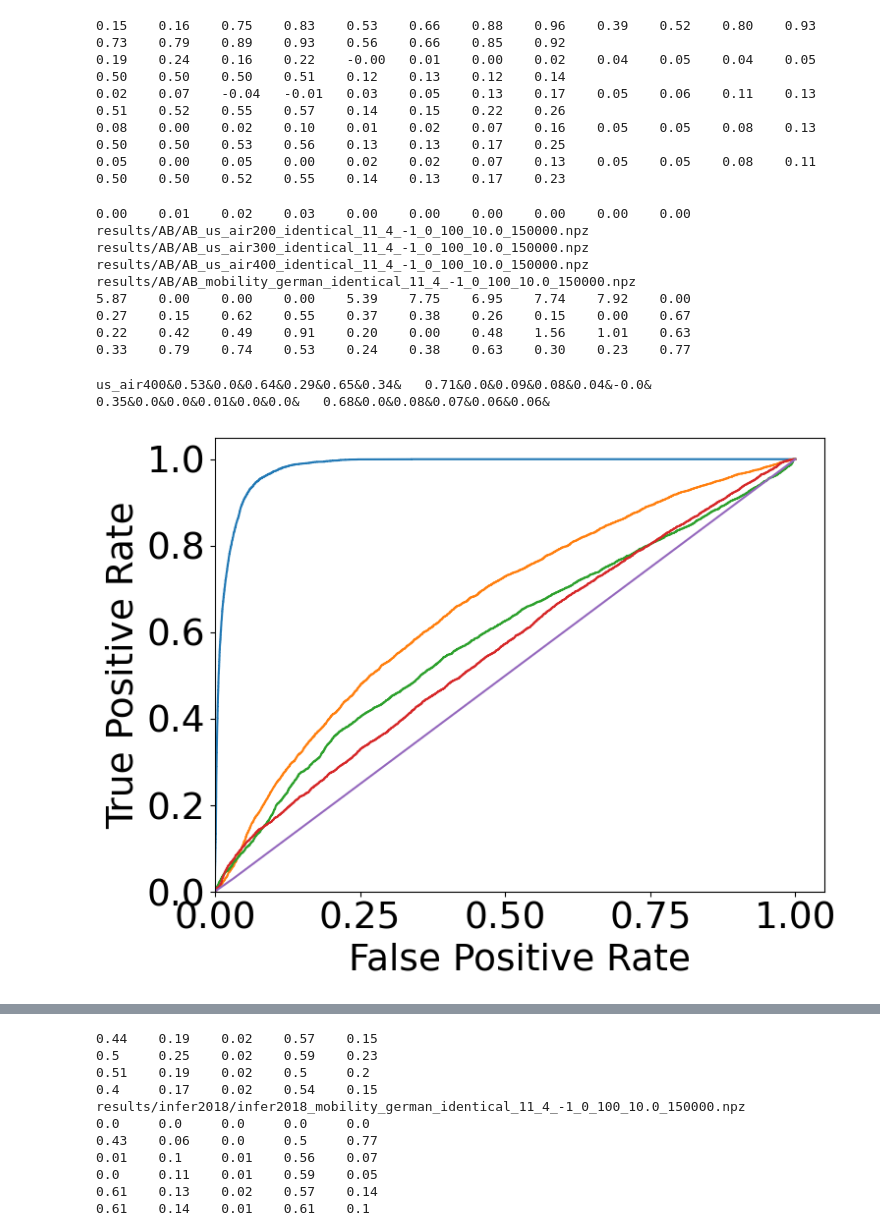
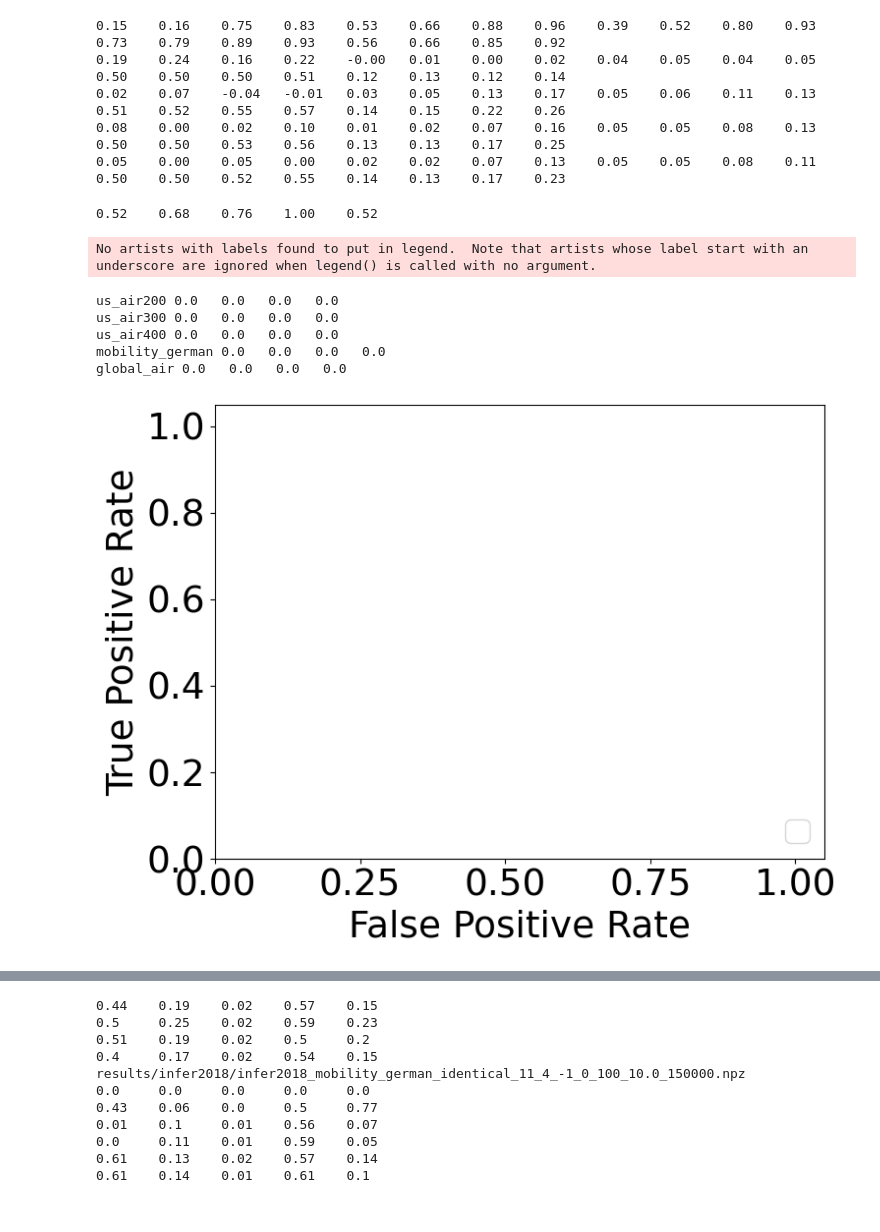
Before and after one commit to bizhili/Topology_Learning_Epis, a Jupyter notebook: readExperiment.ipynb, the cells around one changed output, grey strips where cells are left out. Drawn from its saved outputs; the diff is of its cells as text; code cells hidden in the pictures.

```diff
--- a/readExperiment.ipynb
+++ b/readExperiment.ipynb
@@ -406,16 +405,16 @@ realgraphs0805= \
 ["us_air100", "us_air200", "us_air300", "us_air400", "spain_bus", "spain_plane", "contious_Africa", "contious_china", "contious_EU", "mobility_german"]
 
 #Performance on different models
-for modelLoad in modelLoads:
+for modelLoad in ["AB"]:
 
     acctausAVGList= []
     accrosAVGList= []
-    for randomGraph in realgraphs0805:
+    for randomGraph in ["us_air200", "us_air300", "us_air400", "mobility_german", "global_air"]:
         acctausAVG= 0
         accrosAVG= 0
         for seed in [11]:
             try:
-                fileName= f"results/{modelLoad}/{modelLoad}_{randomGraph}_identical_{seed}_{strain}_-1_0_{node}_{identicalf*1000}_150000.npz"
+                fileName= f"results/{modelLoad}/{modelLoad}_{randomGraph}_identical_{seed}_{strain}_-1_0_{node}_{identicalf*1000}_10000.npz"
                 IMatrix= torch.eye(node, device= "cpu")
                 npzfile = np.load(fileName)
             except:
@@ -445,15 +444,7 @@ for modelLoad in modelLoads:
     print("\t".join(accrosAVGList)+"\t")
     #print()
 # %% [output]
-0.00    0.01    0.02    0.03    0.00    0.00    0.00    0.00    0.00    0.00
-results/AB/AB_us_air200_identical_11_4_-1_0_100_10.0_150000.npz
-results/AB/AB_us_air300_identical_11_4_-1_0_100_10.0_150000.npz
-results/AB/AB_us_air400_identical_11_4_-1_0_100_10.0_150000.npz
-results/AB/AB_mobility_german_identical_11_4_-1_0_100_10.0_150000.npz
-5.87    0.00    0.00    0.00    5.39    7.75    6.95    7.74    7.92    0.00
-0.27    0.15    0.62    0.55    0.37    0.38    0.26    0.15    0.00    0.67
-0.22    0.42    0.49    0.91    0.20    0.00    0.48    1.56    1.01    0.63
-0.33    0.79    0.74    0.53    0.24    0.38    0.63    0.30    0.23    0.77
+0.52    0.68    0.76    1.00    0.52
 # %%
 def general_evaluate(evaluateMeth=[], attriIndex= 0, attributionL=[] ,seed= 100001, CompareWithRandom= False, seeds= [], randomGraphs= [], modelLoad= "AA"):
     random.seed(seed)
@@ -517,8 +508,8 @@ def general_evaluate(evaluateMeth=[], attriIndex= 0, attributionL=[] ,seed= 1000
         evaluateLists.append(evaluateList)
         zipList= list(zip(*evaluateList))
         for i, _ in enumerate(evaluateMeth):#attributionL, evaluateList(evaluateMeth, zipList)
-            strPrint+= "&".join([str(j) for j in zipList[i]])+"&   "
-        print(randomGraph+"&"+strPrint)
+            strPrint+= " ".join([str(j) for j in zipList[i]])+"   "
+        print(randomGraph+" "+strPrint)
     return auc_rocs_aws, auc_rocs_preA, evaluateLists
 
 def plot_evaluate(xs, evaluateArray, xLabel, yLabels, legends, xScale="linear", yScale="linear"):
@@ -528,7 +519,10 @@ def plot_evaluate(xs, evaluateArray, xLabel, yLabels, legends, xScale="linear",
     for i, yLabel in enumerate(yLabels):
         axs[i%col].plot(xs , evaluateArray[:, :, i].T)
         axs[i%col].set_xlabel(xLabel, fontsize= fontsize)
-        axs[i%col].set_ylabel(str(yLabel).replace("_", " ").capitalize(), fontsize= fontsize)
+        yLabel= str(yLabel).replace("_", " ")
+        yLabel= yLabel[0].capitalize()+yLabel[1:]
+
+        axs[i%col].set_ylabel(yLabel, fontsize= fontsize)
         axs[i%col].set_xscale(xScale)
         axs[i%col].set_yscale(yScale)
         axs[i%col].tick_params(axis='both', labelsize=fontsize)
@@ -538,19 +532,23 @@ def plot_evaluate(xs, evaluateArray, xLabel, yLabels, legends, xScale="linear",
 # %%
 #[strain, intense, dense, node, identicalf, epoches, modelLoad]
 realGraphsTemp= ["mobility_us", "contious_usa", "global_air", "spain_car", "spain_train"]
 realgraphs0805= ["us_air100", "spain_bus", "spain_plane", "contious_Africa", "contious_china", "contious_EU", "mobility_german"]
-realgraphs0812= ["us_air400"]
+realgraphs0812= ["us_air200", "us_air300", "us_air400", "mobility_german", "global_air"]
 evaluateMeth= [evaluate.spectral_similarity, evaluate.pearson_correlation, evaluate.jaccard_similarity, evaluate.PR_AUC]
 attriIndex= 6
-attributionL= ["AA", "AB", "BA", "BB", "infer2018", "base"]
+attributionL= ["AB"]
 auc_rocs_aws, auc_rocs_preA, evaluateLists= general_evaluate(evaluateMeth= evaluateMeth, attriIndex= attriIndex, attributionL= attributionL ,seed= 100001, CompareWithRandom= False, seeds=[11], randomGraphs= realgraphs0812)
 evaluateArray= np.array(evaluateLists)
 startIn= 0*len(attributionL)
 endIn= len(attributionL)+startIn
 evaluate.draw_auc_roc(auc_rocs_aws[startIn: endIn], auc_rocs_preA[startIn: endIn], attributionL)
 evaluate.draw_prc(auc_rocs_aws[startIn: endIn], auc_rocs_preA[startIn: endIn], attributionL)
 yLabels= [str(i).split()[1] for i in evaluateMeth]
-random_real_pre= (auc_rocs_aws[0], auc_rocs_preA[0])
 # %% [output]
-us_air400&0.53&0.0&0.64&0.29&0.65&0.34&   0.71&0.0&0.09&0.08&0.04&-0.0&   0.35&0.0&0.0&0.01&0.0&0.0&   0.68&0.0&0.08&0.07&0.06&0.06&
+No artists with labels found to put in legend.  Note that artists whose label start with an underscore are ignored when legend() is called with no argument.
+us_air200 0.0   0.0   0.0   0.0
+us_air300 0.0   0.0   0.0   0.0
+us_air400 0.0   0.0   0.0   0.0
+mobility_german 0.0   0.0   0.0   0.0
+global_air 0.0   0.0   0.0   0.0
-[figure, old version]
+[figure, new version]
```
Also changed, not shown: parts of 16 cells of this notebook, 17 other files.
